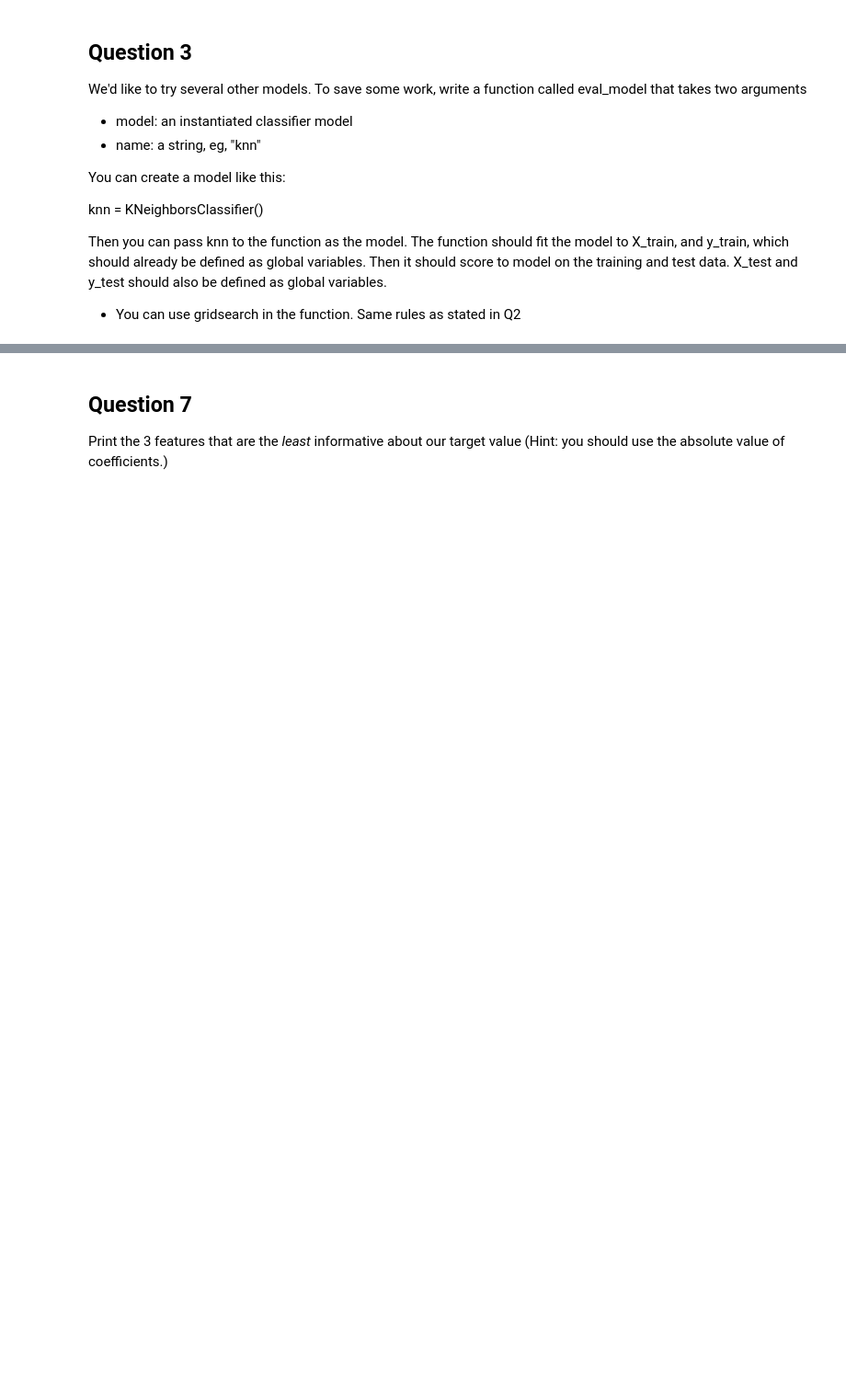
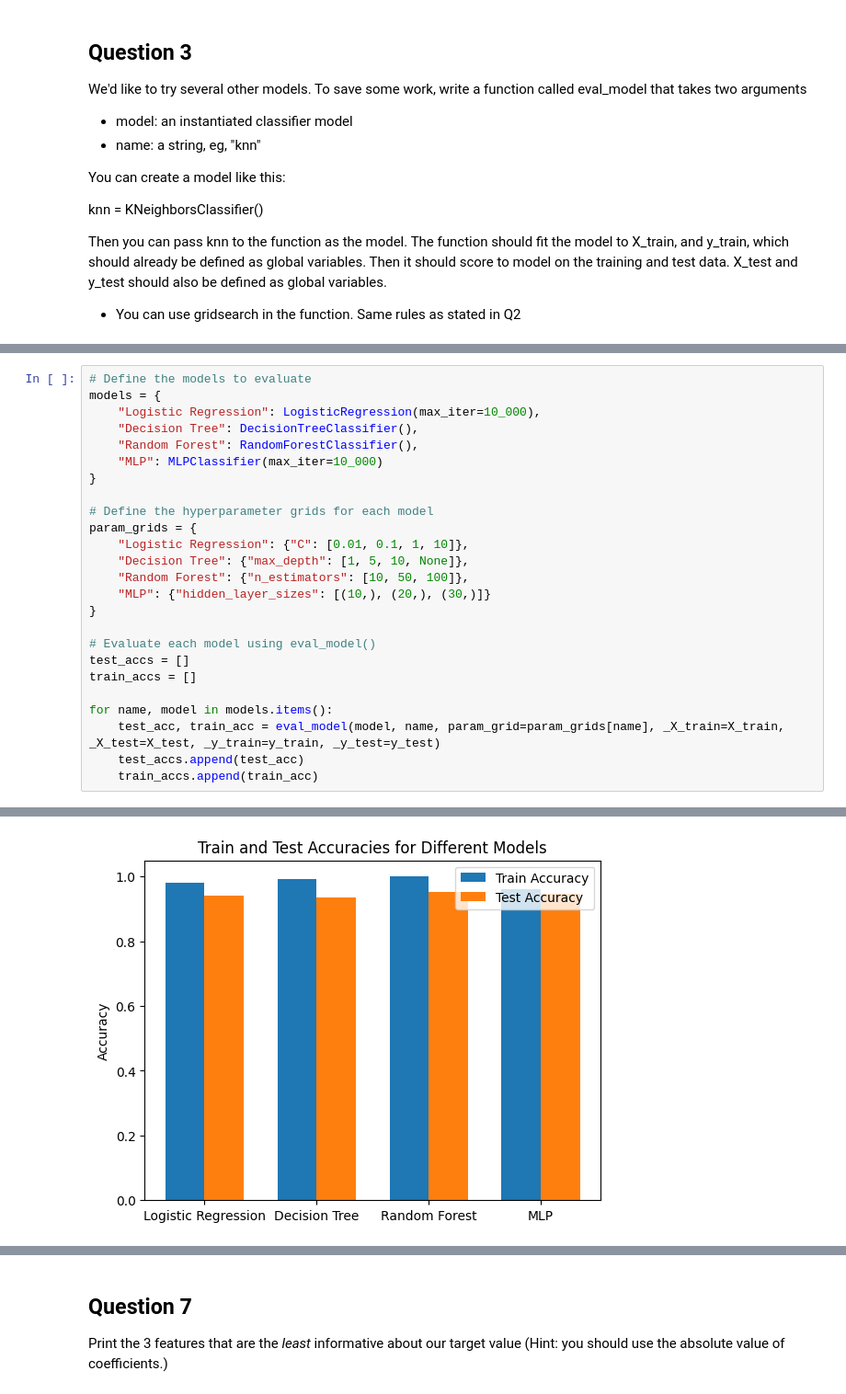
Before and after one commit to helenaglaring/aiml23_labs, a Jupyter notebook: LAB2_2023.ipynb, the cells around one changed output, grey strips where cells are left out. Shown at 92% size. Drawn from its saved outputs; the diff is of its cells as text; blank space fills up the shorter version.

```diff
--- a/LAB2_2023.ipynb
+++ b/LAB2_2023.ipynb
@@ -120,0 +204,26 @@ Then you can pass knn to the function as the model. The function should fit the
+# %%
+# Define the models to evaluate
+models = {
+    "Logistic Regression": LogisticRegression(max_iter=10_000),
+    "Decision Tree": DecisionTreeClassifier(),
+    "Random Forest": RandomForestClassifier(),
+    "MLP": MLPClassifier(max_iter=10_000)
+}
+
+# Define the hyperparameter grids for each model
+param_grids = {
+    "Logistic Regression": {"C": [0.01, 0.1, 1, 10]},
+    "Decision Tree": {"max_depth": [1, 5, 10, None]},
+    "Random Forest": {"n_estimators": [10, 50, 100]},
+    "MLP": {"hidden_layer_sizes": [(10,), (20,), (30,)]}
+}
+
+# Evaluate each model using eval_model()
+test_accs = []
+train_accs = []
+
+for name, model in models.items():
+    test_acc, train_acc = eval_model(model, name, param_grid=param_grids[name], _X_train=X_train, _X_test=X_test, _y_train=y_train, _y_test=y_test)
+    test_accs.append(test_acc)
+    train_accs.append(train_acc)
+# %% [output]
@@ -121 +249,2 @@ Then you can pass knn to the function as the model. The function should fit the
+[figure, added]
 # %% [markdown]
```
Also changed, not shown: parts of 28 cells of this notebook, 4 other files.
